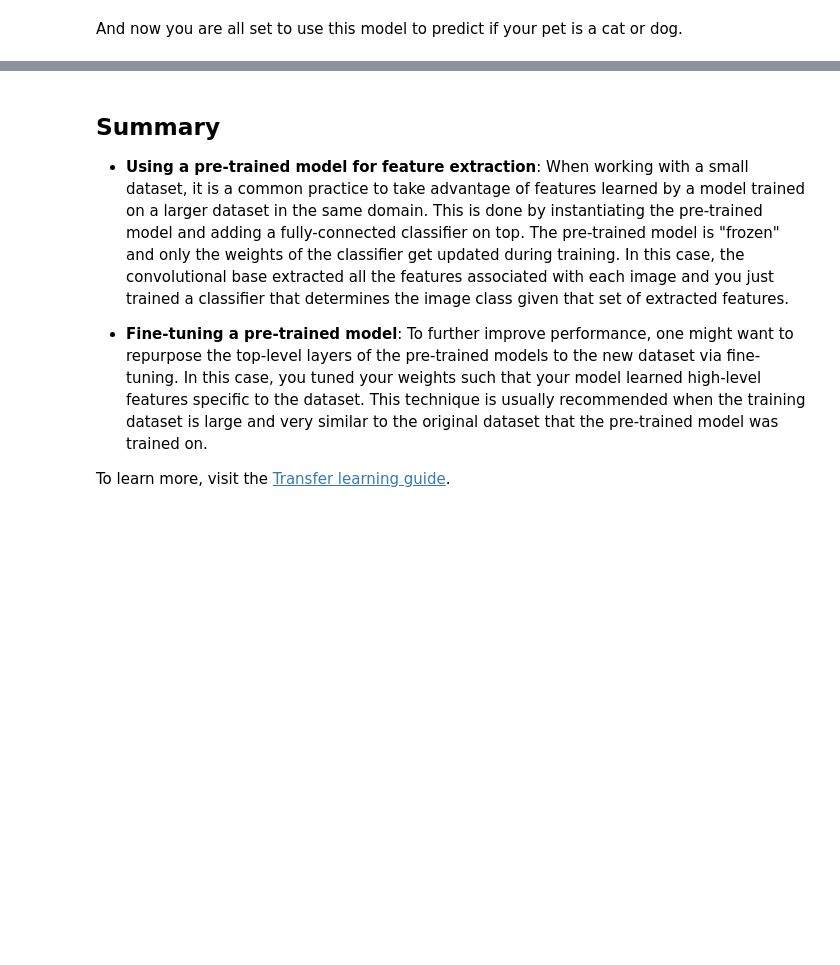
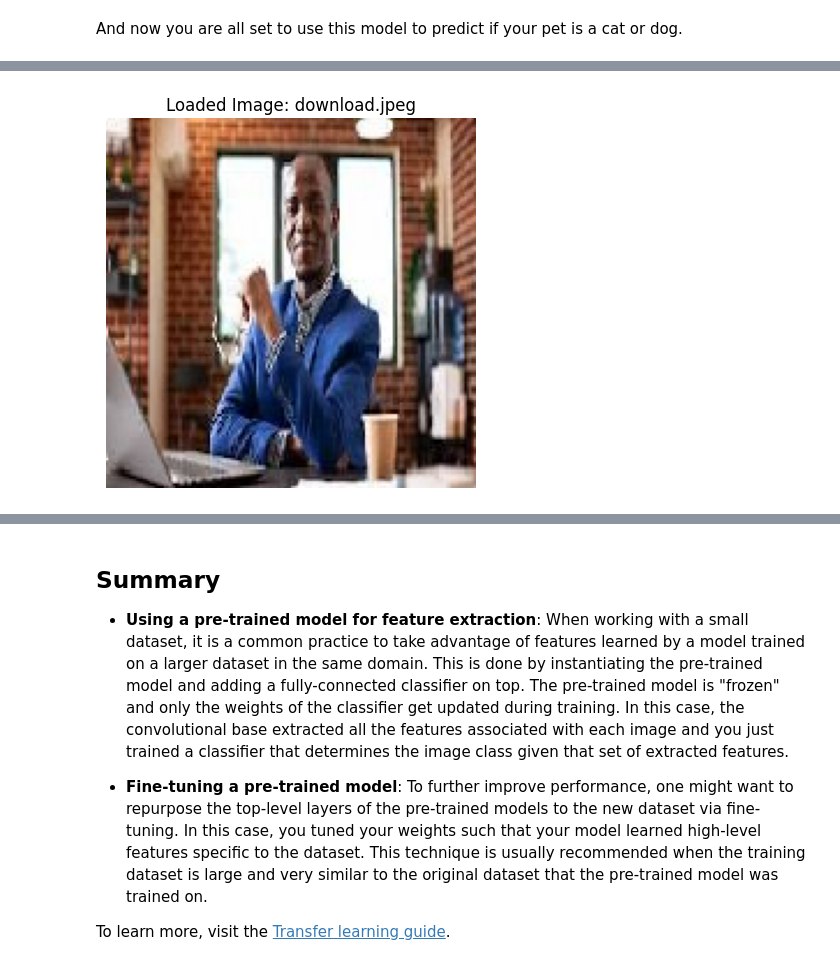
Before and after one commit to Edward10001Ted/Emergency-dispatch-system, a Jupyter notebook: site/en/tutorials/images/transfer_learning.ipynb, the cells around one changed output, grey strips where cells are left out. Drawn from its saved outputs; the diff is of its cells as text; code cells hidden in the pictures; blank space fills up the shorter version.

```diff
--- a/site/en/tutorials/images/transfer_learning.ipynb
+++ b/site/en/tutorials/images/transfer_learning.ipynb
@@ -416,0 +635,4 @@ for i in range(9):
+# %%
+pp = load_and_preprocess_image("/content/download.jpeg")
+# %% [output]
+[figure, added]
```
Also changed, not shown: parts of 40 cells of this notebook.
